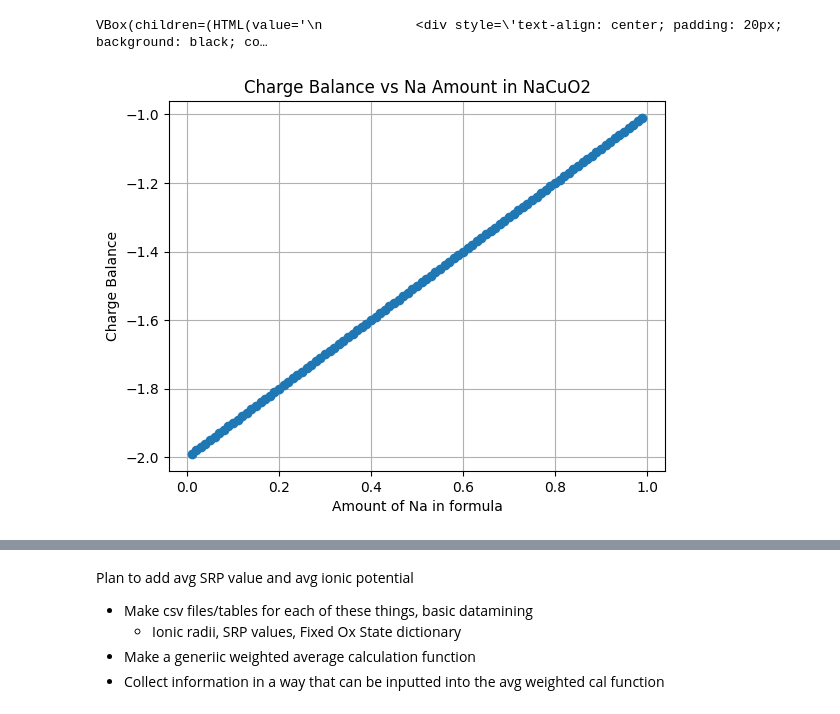
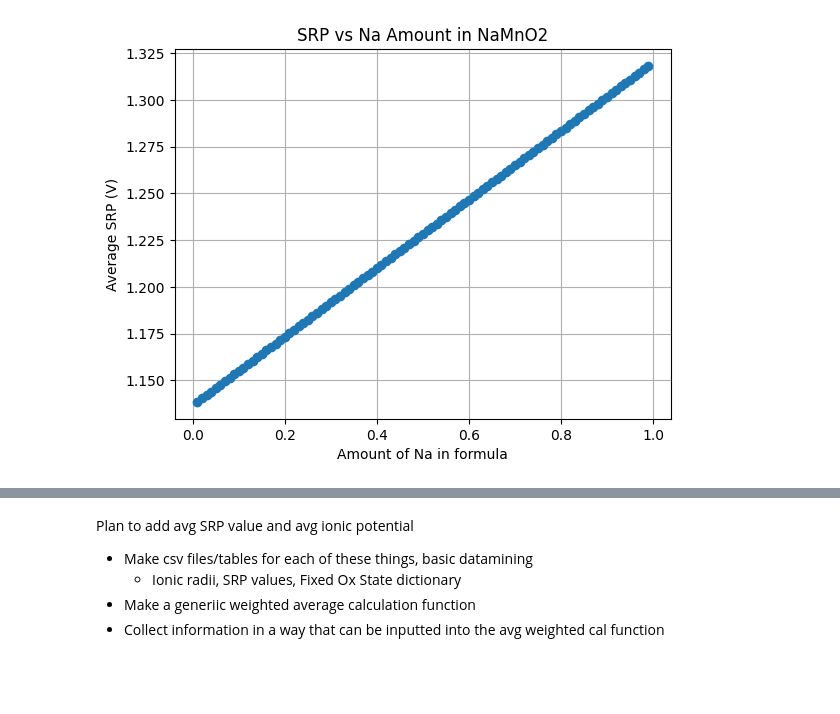
Before and after one commit to RedHorizonss/apprOXimate, a Jupyter notebook: approximate_code_tests.ipynb, the cells around one changed output, grey strips where cells are left out. Drawn from its saved outputs; the diff is of its cells as text; code cells hidden in the pictures; blank space fills up the shorter version.

```diff
--- a/approximate_code_tests.ipynb
+++ b/approximate_code_tests.ipynb
@@ -11,6 +11,66 @@ from approximate import ApprOXimate
 
 import io
 import re
+# %%
+# This makes 0 sense
+
+approx = ApprOXimate()
+formula = "NaMnO2"
+parsed_formula = approx.parse_formula(formula)
+
+# result_obj = approx.charge_balance(formula, return_format='object')
+# average_srp = sum(element_state.srp * element_state.quantity for element_state in result_obj.elements) / sum(element_state.quantity for element_state in result_obj.elements)
+# print(f"Average SRP for the composition: {average_srp:.2f} V")
+
+# get SRP values for each composition when the amount of Na is decreased
+
+def decreasing_alkali_metal(parsed_formula, alkali_metal, interval=0.01):
+    alkali_metal_amount = parsed_formula.get(alkali_metal, 0)
+
+    # Generate values to test
+    values = np.arange(interval, alkali_metal_amount, interval)
+
+    srp_values = []
+
+    for value in values:
+        # Create a new formula with the decreased alkali metal amount
+        new_formula = parsed_formula.copy()
+        new_formula[alkali_metal] = value
+
+        # Calculate charge balance
+        result_obj = approx.charge_balance(new_formula, return_format='object')
+
+        # Do not consider the alkali metal in the SRP calculation
+        sum_quant_srp = 0
+        sum_quant = 0
+
+        for element_state in result_obj.elements:
+            if element_state.element != alkali_metal:
+                sum_quant_srp += element_state.srp * element_state.quantity
+                sum_quant += element_state.quantity
+
+        weighted_srp = sum_quant_srp / sum_quant if sum_quant > 0 else 0
+
+        # Calculate average SRP
+        # average_srp = sum(element_state.srp * element_state.quantity for element_state in result_obj.elements) / sum(element_state.quantity for element_state in result_obj.elements)
+
+        srp_values.append(weighted_srp)
+
+    return values, srp_values
+
+def plot_charge_balance_vs_alkali_metal(formula, alkali_metal, values, srp_values):
+    # Plotting
+    plt.plot(values, srp_values, marker='o')
+    plt.xlabel(f'Amount of {alkali_metal} in formula')
+    plt.ylabel('Average SRP (V)')
+    plt.title(f'SRP vs {alkali_metal} Amount in {formula}')
+    plt.grid()
+    plt.show()
+
+values, srp_values = decreasing_alkali_metal(parsed_formula, 'Na', interval=0.01)
+plot_charge_balance_vs_alkali_metal(formula, 'Na', values, srp_values)
+# %% [output]
+[figure, added]
 # %%
 class OxidationStateCalculator:
     """
@@ -548,8 +608,6 @@ calculator.display()
 
 # Make the calculator available in the global scope
 globals()['calculator'] = calculator
-# %% [output]
-VBox(children=(HTML(value='\n            <div style=\'text-align: center; padding: 20px; background: black; co…
 # %%
 analyzer = ApprOXimate(verbose=False)
 
@@ -582,8 +640,6 @@ def plot_charge_balance_vs_alkali_metal(formula, alkali_metal, values, charge_ba
 
 values, charge_balances = decreasing_alkali_metal(parsed_formula, 'Na', interval=0.01)
 plot_charge_balance_vs_alkali_metal(formula, 'Na', values, charge_balances)
-# %% [output]
-[figure, removed]
 # %%
 analyzer = ApprOXimate(verbose = False)
 
```
Also changed, not shown: parts of 1 cell of this notebook, 10 other files.
